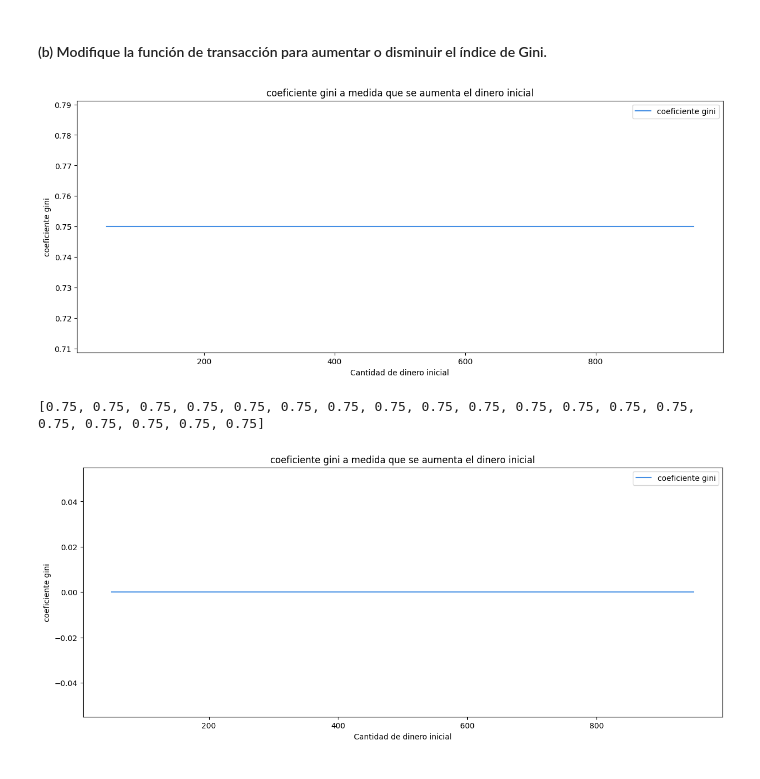
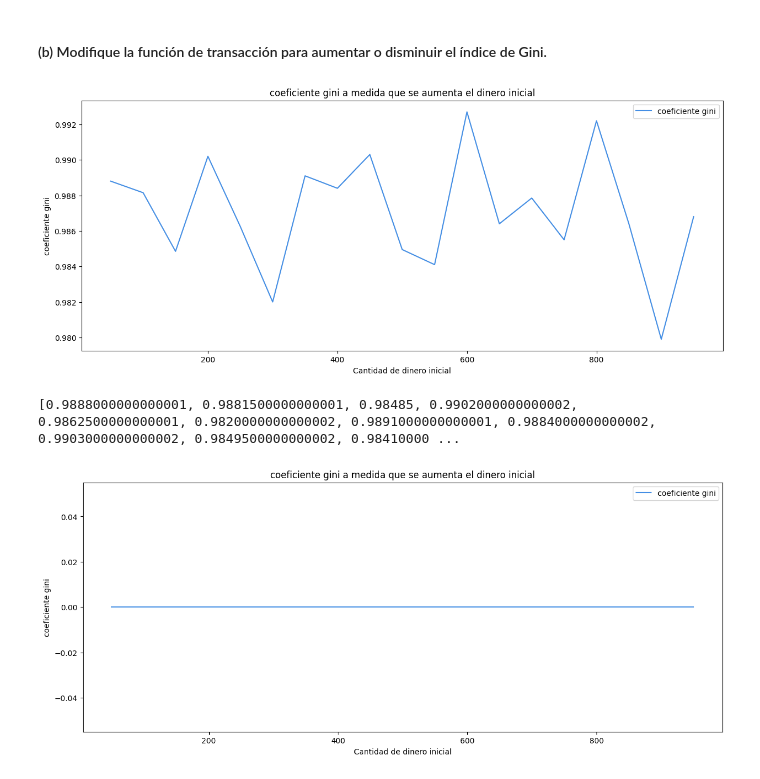
Before and after one commit to imnotUrban/Repo-Simulacion, a Jupyter notebook: Proyecto_Unidad_1/ProyectoUnidad1.ipynb, the cells around one changed output. Drawn from its saved outputs; the diff is of its cells as text; code cells hidden in the pictures.

```diff
--- a/Proyecto_Unidad_1/ProyectoUnidad1.ipynb
+++ b/Proyecto_Unidad_1/ProyectoUnidad1.ipynb
@@ -303,30 +303,30 @@ def transaccion_injustaMOD(A, B):  #Hace que siempre el de la izquierda reciba t
     num = A+B
     return num,0
 # %%
-#población de 10000 actores, con $10000 cada uno inicialmente y 1000 iteraciones:
+# población de 200 actores, con $i cada uno inicialmente y 10000 iteraciones:
 giniCalculado = []
 for i in range(50,1000,50):
     cont=0
-    for pop in simulaMOD([i] * 4, 10000, 1):
+    for pop in simulaMOD([i] * 200, 10000, 1):
         cont=cont+1
     #Tomaremos la ultima simulación (pop)
     #print(pop)
     giniPOP = gini(pop)
     giniCalculado.append(giniPOP)
 #print(giniCalculado)
 
 plt.figure(figsize=(15, 6))
 n_range = np.arange(50,1000, 50)
 plt.plot(n_range, giniCalculado, color=azul)
 
 # info gráfica
 plt.legend(['coeficiente gini'])
 plt.title('coeficiente gini a medida que se aumenta el dinero inicial')
 plt.xlabel('Cantidad de dinero inicial')
 plt.ylabel('coeficiente gini')
 plt.show();
 print(giniCalculado)
 # %% [output]
-[figure, old version]
+[figure, new version]
-[0.75, 0.75, 0.75, 0.75, 0.75, 0.75, 0.75, 0.75, 0.75, 0.75, 0.75, 0.75, 0.75, 0.75, 0.75, 0.75, 0.75, 0.75, 0.75]
+[0.9888000000000001, 0.9881500000000001, 0.98485, 0.9902000000000002, 0.9862500000000001, 0.9820000000000002, 0.9891000000000001, 0.9884000000000002, 0.9903000000000002, 0.9849500000000002, 0.98410000 ...
 # %%
```
Also changed, not shown: parts of 8 cells of this notebook.
